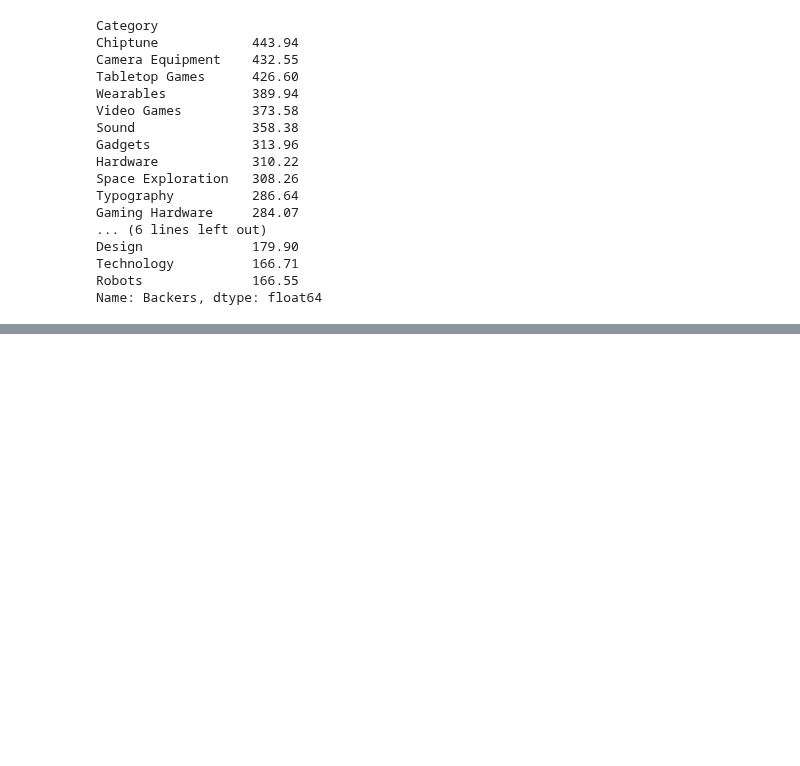
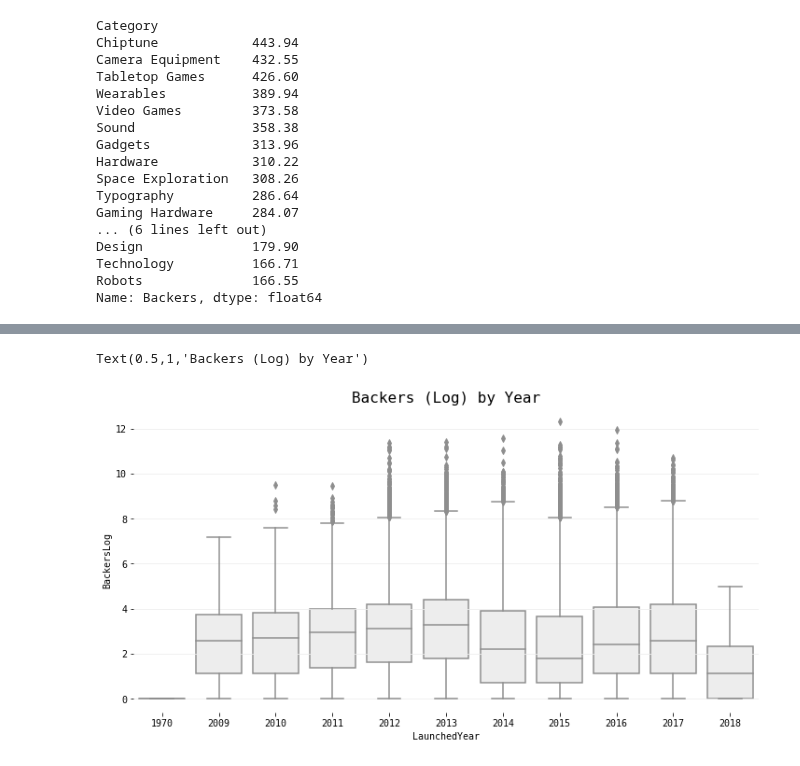
Before and after one commit to qu4ku/datasets-analysis, a Jupyter notebook: 010-kickstarter-projects.ipynb, the cells around one changed output, grey strips where cells are left out. Cells and saved outputs as stored; diff of their text form; code cells hidden in the pictures; blank space fills up the shorter version.

```diff
--- a/010-kickstarter-projects.ipynb
+++ b/010-kickstarter-projects.ipynb
@@ -479,0 +500,10 @@ plt.title(f'Top # of Backers by Category', y=1.02);
+# %%
+plt.axes(frameon=False)
+#The + 1 is to normalize the zero or negative values
+df['BackersLog'] = np.log(df['Backers'] + 1 )
+sns.boxplot(x='LaunchedYear', y='BackersLog', data=df, color=SC)
+plt.grid(axis='y')
+plt.title('Backers (Log) by Year')
+# %% [output]
+Text(0.5,1,'Backers (Log) by Year')
+[figure, added]
```
Also changed, not shown: parts of 7 cells of this notebook.
